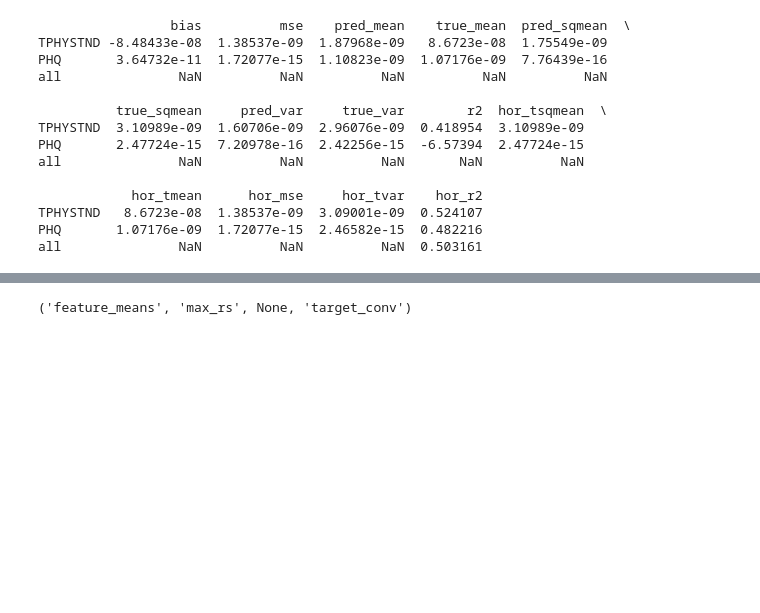
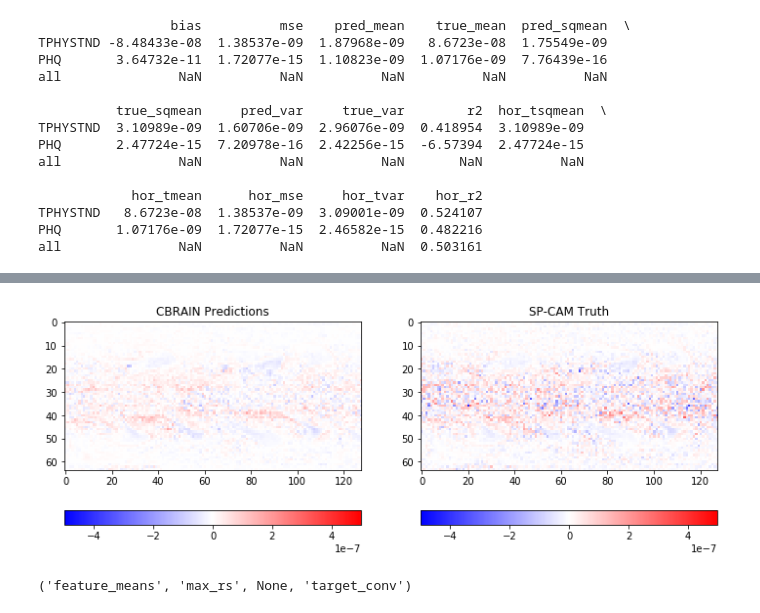
Before and after one commit to raspstephan/CBRAIN-CAM, a Jupyter notebook: notebooks/presentation/diagnostics.ipynb, the cells around one changed output, grey strips where cells are left out. Saved outputs shown, nothing was run; the diff lists cells and outputs as text; code cells hidden in the pictures; blank space fills up the shorter version.

```diff
--- a/notebooks/presentation/diagnostics.ipynb
+++ b/notebooks/presentation/diagnostics.ipynb
@@ -512,3 +540,7 @@ all               NaN          NaN          NaN  0.503161
+# %%
+df2.plot_double_xy(10, -1, 'PHQ', cmap='bwr', vmin=-5e-7, vmax=5e-7);
+# %% [output]
+[figure, added]
 # %%
 norms
 # %% [output]
```
Also changed, not shown: parts of 8 cells of this notebook, 3 other files.
